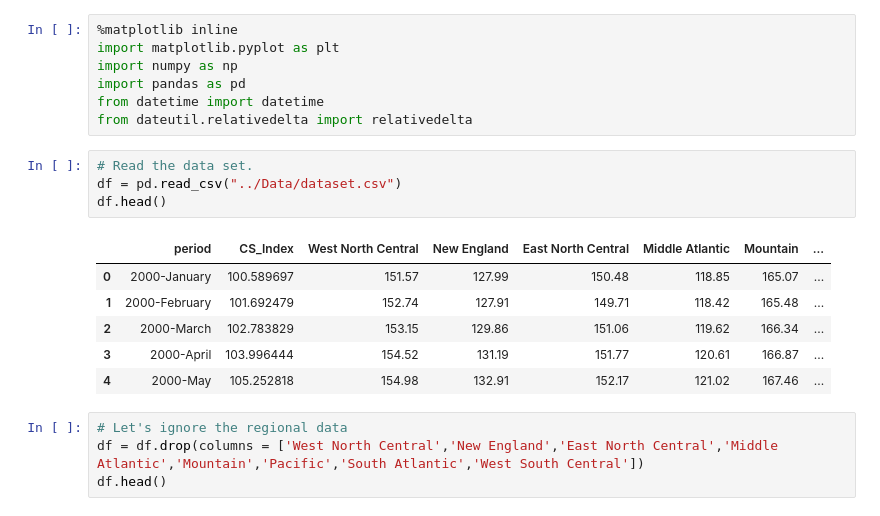
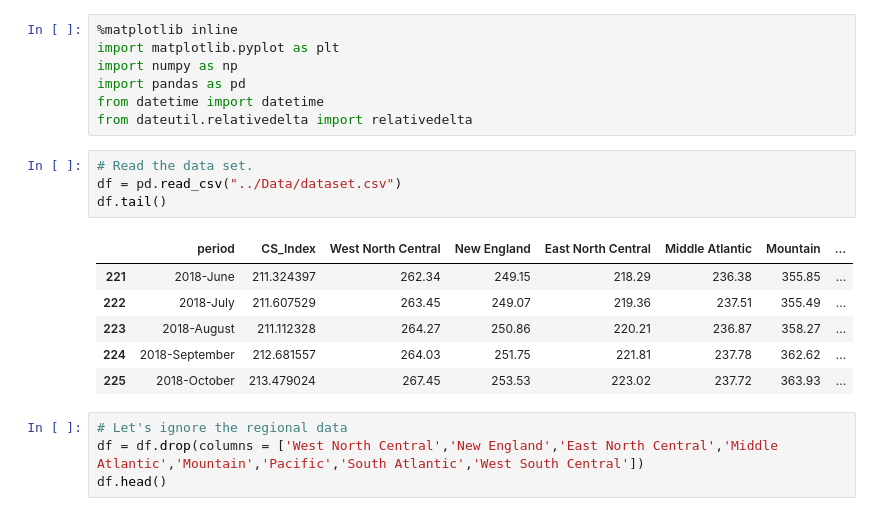
Before and after one commit to andrewboring/laughing-umbrella, a Jupyter notebook: Notebooks/Multi-Output Regression.ipynb, the cells around one changed output. Drawn from its saved outputs; the diff is of its cells as text.

```diff
--- a/Notebooks/Multi-Output Regression.ipynb
+++ b/Notebooks/Multi-Output Regression.ipynb
@@ -31,14 +31,14 @@ from dateutil.relativedelta import relativedelta
 # %%
 # Read the data set.
 df = pd.read_csv("../Data/dataset.csv")
-df.head()
+df.tail()
 # %% [output]
 |  | period | CS_Index | West North Central | New England | East North Central | Middle Atlantic | Mountain | ... |
-| 0 | 2000-January | 100.589697 | 151.57 | 127.99 | 150.48 | 118.85 | 165.07 | ... |
-| 1 | 2000-February | 101.692479 | 152.74 | 127.91 | 149.71 | 118.42 | 165.48 | ... |
-| 2 | 2000-March | 102.783829 | 153.15 | 129.86 | 151.06 | 119.62 | 166.34 | ... |
-| 3 | 2000-April | 103.996444 | 154.52 | 131.19 | 151.77 | 120.61 | 166.87 | ... |
-| 4 | 2000-May | 105.252818 | 154.98 | 132.91 | 152.17 | 121.02 | 167.46 | ... |
+| 221 | 2018-June | 211.324397 | 262.34 | 249.15 | 218.29 | 236.38 | 355.85 | ... |
+| 222 | 2018-July | 211.607529 | 263.45 | 249.07 | 219.36 | 237.51 | 355.49 | ... |
+| 223 | 2018-August | 211.112328 | 264.27 | 250.86 | 220.21 | 236.87 | 358.27 | ... |
+| 224 | 2018-September | 212.681557 | 264.03 | 251.75 | 221.81 | 237.78 | 362.62 | ... |
+| 225 | 2018-October | 213.479024 | 267.45 | 253.53 | 223.02 | 237.72 | 363.93 | ... |
 # %%
 # Let's ignore the regional data
 df = df.drop(columns = ['West North Central','New England','East North Central','Middle Atlantic','Mountain','Pacific','South Atlantic','West South Central'])
```
Also changed, not shown: parts of 66 cells of this notebook, 1 other file.
